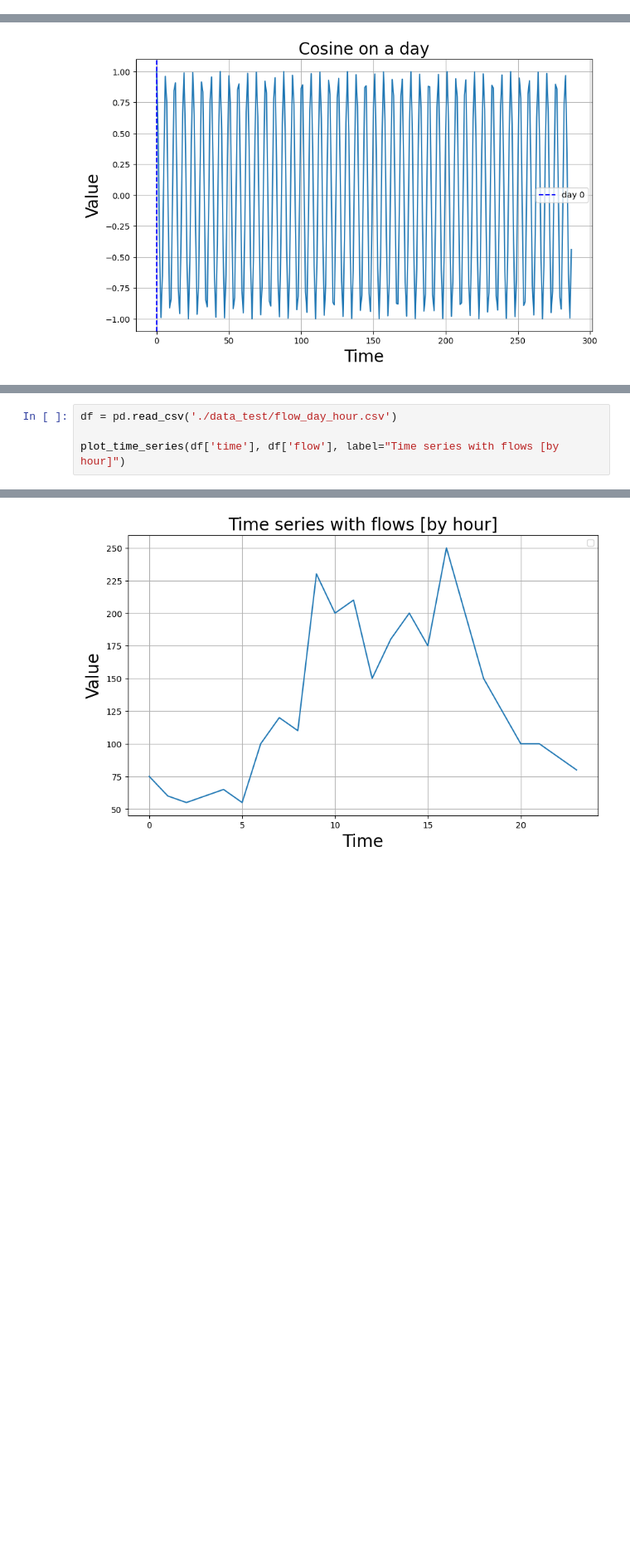
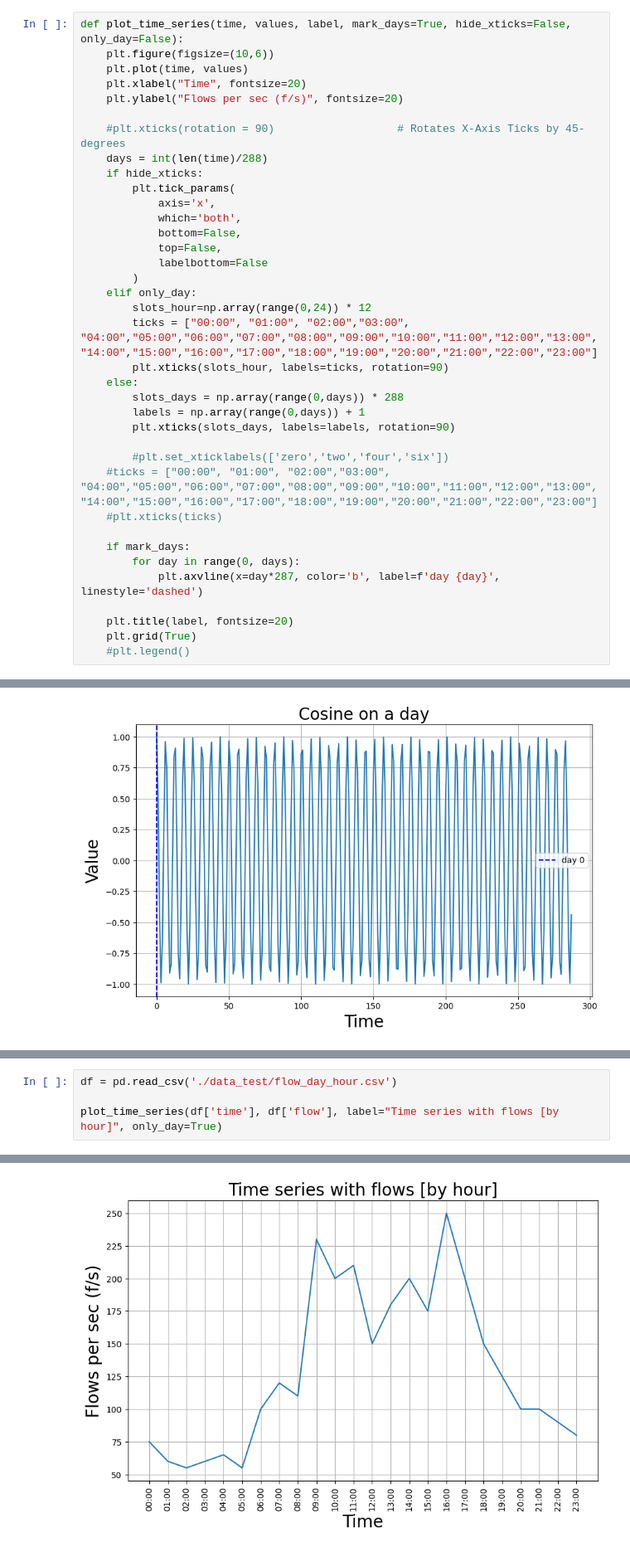
Before and after one commit to Raniita/traffic-forecast, a Jupyter notebook: notebooks/synthetic_data_linkcount.ipynb, the cells around one changed output, grey strips where cells are left out. Shown at 83% size. Drawn from its saved outputs; the diff is of its cells as text; blank space fills up the shorter version.

```diff
--- a/notebooks/synthetic_data_linkcount.ipynb
+++ b/notebooks/synthetic_data_linkcount.ipynb
@@ -23,3 +11,40 @@ def plot_time_series(time, values, label):
+# %%
+def plot_time_series(time, values, label, mark_days=True, hide_xticks=False, only_day=False):
+    plt.figure(figsize=(10,6))
+    plt.plot(time, values)
+    plt.xlabel("Time", fontsize=20)
+    plt.ylabel("Flows per sec (f/s)", fontsize=20)
+
+    #plt.xticks(rotation = 90)                   # Rotates X-Axis Ticks by 45-degrees
+    days = int(len(time)/288)
+    if hide_xticks:
+        plt.tick_params(
+            axis='x',
+            which='both',
+            bottom=False,
+            top=False,
+            labelbottom=False
+        )
+    elif only_day:
+        slots_hour=np.array(range(0,24)) * 12
+        ticks = ["00:00", "01:00", "02:00","03:00", "04:00","05:00","06:00","07:00","08:00","09:00","10:00","11:00","12:00","13:00","14:00","15:00","16:00","17:00","18:00","19:00","20:00","21:00","22:00","23:00"]
+        plt.xticks(slots_hour, labels=ticks, rotation=90)
+    else:
+        slots_days = np.array(range(0,days)) * 288
+        labels = np.array(range(0,days)) + 1
+        plt.xticks(slots_days, labels=labels, rotation=90)
+
+        #plt.set_xticklabels(['zero','two','four','six'])
+    #ticks = ["00:00", "01:00", "02:00","03:00", "04:00","05:00","06:00","07:00","08:00","09:00","10:00","11:00","12:00","13:00","14:00","15:00","16:00","17:00","18:00","19:00","20:00","21:00","22:00","23:00"]
+    #plt.xticks(ticks)
+
+    if mark_days:
+        for day in range(0, days):
+            plt.axvline(x=day*287, color='b', label=f'day {day}', linestyle='dashed')
+
+    plt.title(label, fontsize=20)
+    plt.grid(True)
+    #plt.legend()
 # %% [markdown]
 ## Trend time series
 # %%
@@ -126,5 +155,5 @@ plot_time_series(time, amplitude, label="Cosine on a day")
 # %%
 df = pd.read_csv('./data_test/flow_day_hour.csv')
 
-plot_time_series(df['time'], df['flow'], label="Time series with flows [by hour]")
+plot_time_series(df['time'], df['flow'], label="Time series with flows [by hour]", only_day=True)
 # %% [output]
@@ -132 +160 @@ No artists with labels found to put in legend.  Note that artists whose label st
-[figure, old version]
+[figure, new version]
```
Also changed, not shown: parts of 22 cells of this notebook, 2 other files.
